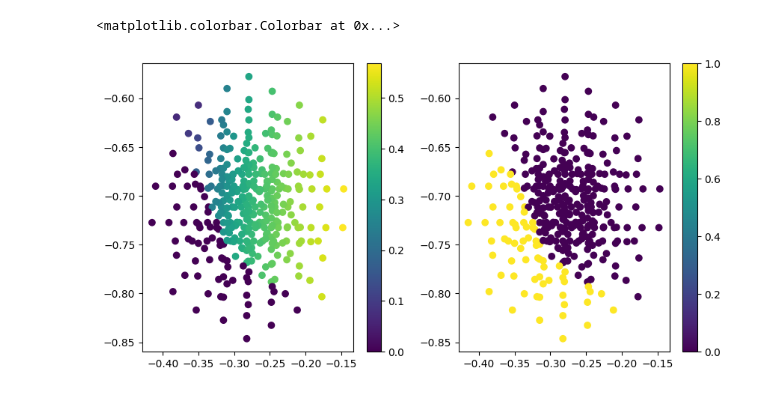
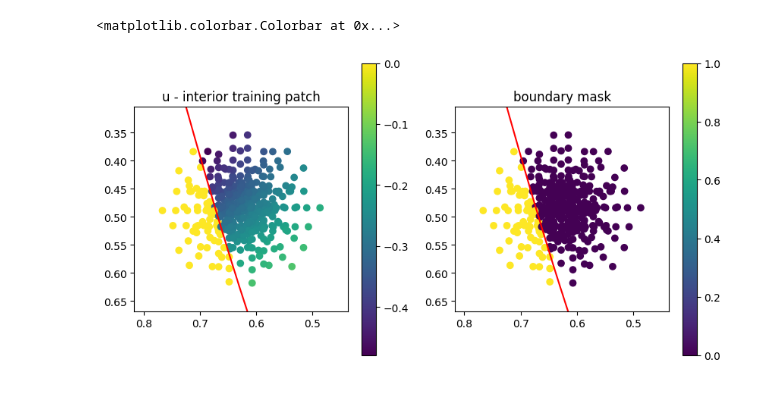
Before and after one commit to jh6220/SINNs-FEM, a Jupyter notebook: SINNs_FEM_training.ipynb, the cells around one changed output. Drawn from its saved outputs; the diff is of its cells as text; code cells hidden in the pictures.

```diff
--- a/SINNs_FEM_training.ipynb
+++ b/SINNs_FEM_training.ipynb
@@ -160,8 +197,8 @@ for i in range(5000):
     ps[i,:] = RandomMeshSample(nodes,elements)
     d[i] = GetShortestDistPolygon(ps[i:i+1,:],nodes[boundaryNodes])
 # %%
-data = {'x':ps[:,0],'y':ps[:,1],'d':d}
-df = pd.DataFrame(data)
+dataPS = {'x':ps[:,0],'y':ps[:,1],'d':d}
+df = pd.DataFrame(dataPS)
 df = df[df['x']<-1]
 dataB = {'x':nodesB[:,0],'y':nodesB[:,1]}
 dfB = pd.DataFrame(dataB)
@@ -184,7 +221,10 @@ def GetRandomTPmesh(nodes,elements,boundaryNodes,elSizeMin=0.04,elSizeMax=0.07):
             nodesTP = notesTP * np.random.uniform(elSizeMin, np.min([elSizeMax,distance])) + samplePoint.reshape(1,2)
             return nodesTP, elementsTP
         iterations += 1
-    return None, None
+    samplePoint = np.array([0,0])
+    notesTP, elementsTP = GenerateTriangTrainMeshInter()
+    nodesTP = notesTP * np.random.uniform(elSizeMin, elSizeMax) + samplePoint.reshape(1,2)
+    return nodesTP, elementsTP
 
 n = 1000
 nodesTP_arr = np.zeros((n,7,2))
@@ -204,11 +244,6 @@ for i in range(n):
 n_r = 4
 n_theta = 6
 k = 0.5
-
-alphas = np.linspace(0,2*np.pi,n_theta+1)[:-1].reshape(1,-1)
-r = np.linspace(0,1,n_r+1)[1:].reshape(-1,1)
-r = k*r+(1-k)*r**2
-nodesIE = np.stack([r*np.cos(alphas),r*np.sin(alphas)],axis=-1)
 
 def GetRadialEncoderInputMask(n_r,n_theta,k=0.5,Esize=0.05):
     alphas = np.linspace(0,2*np.pi,n_theta+1)[:-1].reshape(1,-1)
@@ -220,12 +255,19 @@ def GetRadialEncoderInputMask(n_r,n_theta,k=0.5,Esize=0.05):
 
 def GetSquareEncoderInputMask(n,k=0.5,Esize=0.05):
     x = np.linspace(-1,1,2*n+1)
-    x = k*x+(1-k)*x**3
+    x = k*x+(1-k)*x**2
     X,Y = np.meshgrid(x,x)
     nodesIE = np.stack([X,Y],axis=-1).reshape(-1,2)
     return nodesIE*Esize
 
+def GetBoundaryEncoderInputMask(n,k,Esize=0.05):
+    x = (np.linspace(-1,1,2*n+1))
+    x = (k*np.abs(x)+(1-k)*np.abs(x)**2) * np.sign(x)
+    return x*Esize
 
-nodesIE = GetRadialEncoderInputMask(6,8,0.5,0.1)
-# nodesIE = GetSquareEncoderInputMask(4,0.5,0.1)
+sizeIE = 0.1
+sizeBE = 0.2
+nodesIE = GetRadialEncoderInputMask(6,8,0.5,sizeIE)
+# nodesIE = GetSquareEncoderInputMask(4,0.5,sizeIE)
+s_alphaBE = GetBoundaryEncoderInputMask(8,0.5,sizeBE) # boundary encoder input mask; size defined in x-y distance (not alpha)
 # %%
@@ -254,6 +296,7 @@ plt.colorbar()
 # %%
 def GetRandomTrainingPatchInternal(data, nodesIE, elSizeMin=0.04, elSizeMax=0.07):
     idx = np.random.randint(len(data))
+    idx = 10
     nodes = data[idx]['nodes']
     elements = data[idx]['elements']
     boundaryNodes = data[idx]['boundaryNodes']
@@ -282,21 +325,31 @@ for i in range(n):
 # %%
 idxs_all = np.where(bTP_IE_arr==1)[0]
 idxs = np.unique(idxs_all)
 idxs_count = np.zeros(idxs.shape[0])
 for i in range(idxs.shape[0]):
     idxs_count[i] = np.sum(idxs_all==idxs[i])
 idx = idxs[np.argmax(idxs_count)]
 
 uTP_IE = uTP_IE_arr[idx]
 bTP_IE = bTP_IE_arr[idx]
 nodesTP_IE = nodesTP_IE_arr[idx]
 plt.figure(figsize=(10,5))
 plt.subplot(1,2,1)
 plt.scatter(nodesTP_IE[:,:,0].flatten(),nodesTP_IE[:,:,1].flatten(),c=uTP_IE.flatten())
+plt.plot(nodes[boundaryNodes,0],nodes[boundaryNodes,1],'r')
+plt.xlim([nodesTP_IE[:,:,0].flatten().max()+0.05,nodesTP_IE[:,:,0].flatten().min()-0.05])
+plt.ylim([nodesTP_IE[:,:,1].flatten().max()+0.05,nodesTP_IE[:,:,1].flatten().min()-0.05])
+plt.gca().set_aspect('equal', adjustable='box')
+plt.title('u - interior training patch')
 plt.colorbar()
 plt.subplot(1,2,2)
 plt.scatter(nodesTP_IE[:,:,0].flatten(),nodesTP_IE[:,:,1].flatten(),c=bTP_IE.flatten())
+plt.plot(nodes[boundaryNodes,0],nodes[boundaryNodes,1],'r')
+plt.xlim([nodesTP_IE[:,:,0].flatten().max()+0.05,nodesTP_IE[:,:,0].flatten().min()-0.05])
+plt.ylim([nodesTP_IE[:,:,1].flatten().max()+0.05,nodesTP_IE[:,:,1].flatten().min()-0.05])
+plt.gca().set_aspect('equal', adjustable='box')
+plt.title('boundary mask')
 plt.colorbar()
 # %% [output]
 <matplotlib.colorbar.Colorbar at 0x...>
-[figure, old version]
+[figure, new version]
```
Also changed, not shown: parts of 24 cells of this notebook.
